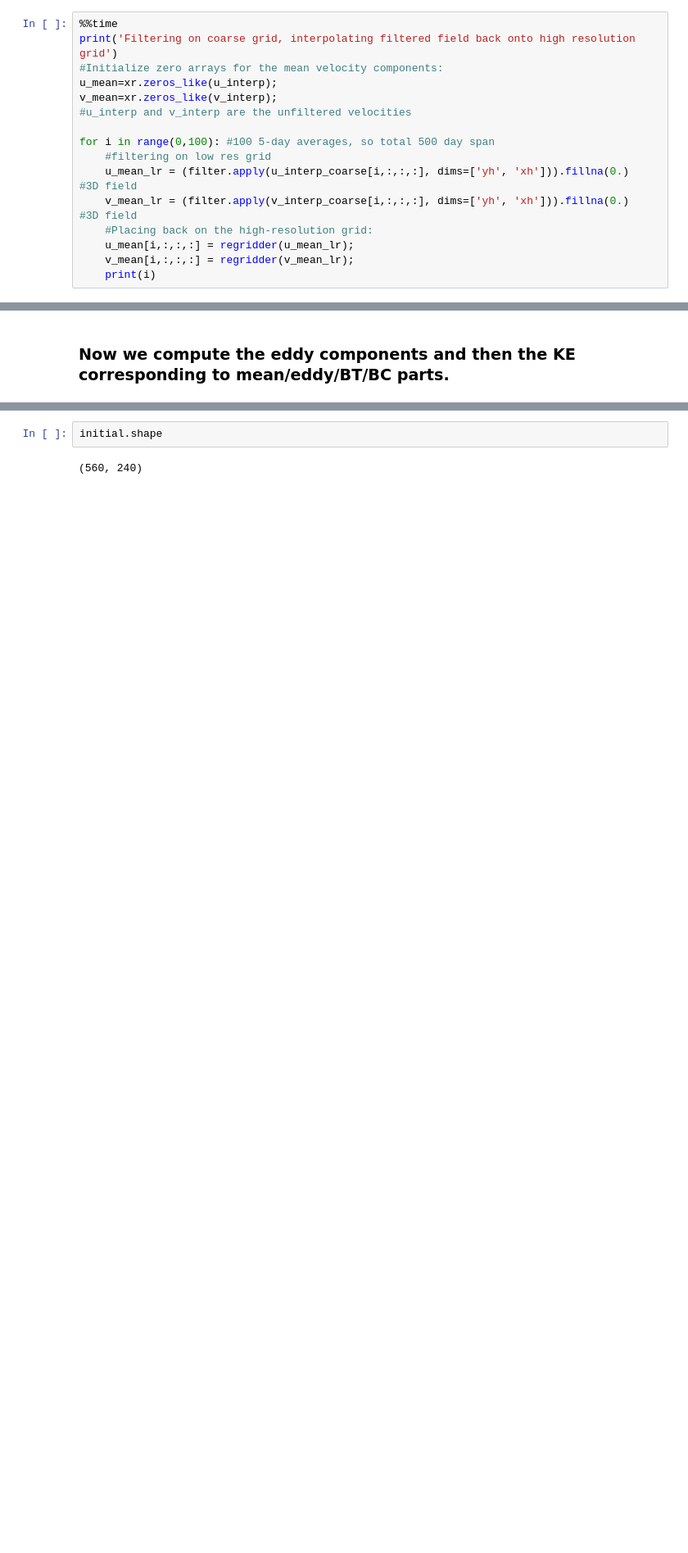
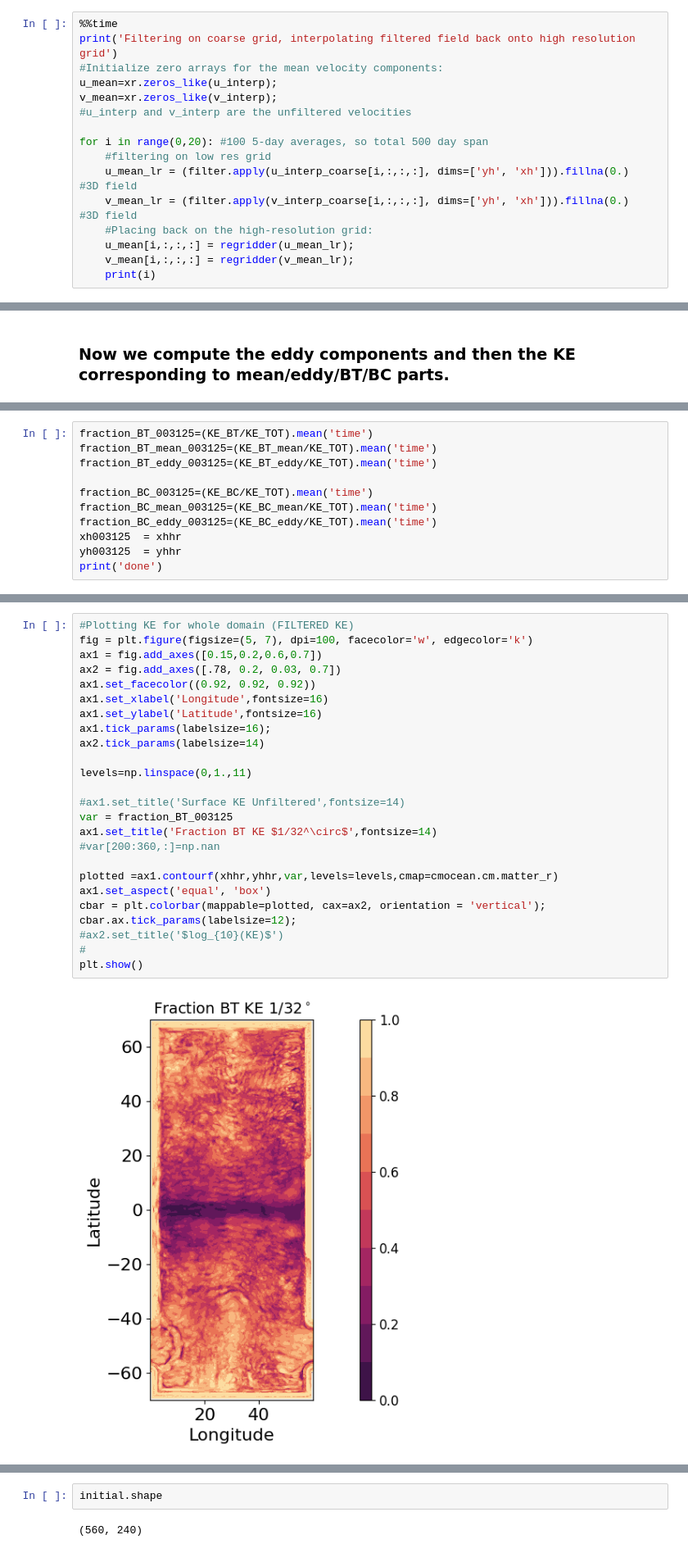
Before and after one commit to ElizabethYankovsky/Neverworld2-Analysis, a Jupyter notebook: GCM-filters-interpolate.ipynb, the cells around one changed output, grey strips where cells are left out. Shown: that part at 82% size. Cells and saved outputs as stored; diff of their text form; blank space fills up the shorter version.

```diff
--- a/GCM-filters-interpolate.ipynb
+++ b/GCM-filters-interpolate.ipynb
@@ -322,7 +325,7 @@ u_mean=xr.zeros_like(u_interp);
 v_mean=xr.zeros_like(v_interp);
 #u_interp and v_interp are the unfiltered velocities
 
-for i in range(0,100): #100 5-day averages, so total 500 day span
+for i in range(0,20): #100 5-day averages, so total 500 day span
     #filtering on low res grid
     u_mean_lr = (filter.apply(u_interp_coarse[i,:,:,:], dims=['yh', 'xh'])).fillna(0.)  #3D field
     v_mean_lr = (filter.apply(v_interp_coarse[i,:,:,:], dims=['yh', 'xh'])).fillna(0.)  #3D field
@@ -414,0 +426,11 @@ print('done!')
+# %%
+fraction_BT_003125=(KE_BT/KE_TOT).mean('time')
+fraction_BT_mean_003125=(KE_BT_mean/KE_TOT).mean('time')
+fraction_BT_eddy_003125=(KE_BT_eddy/KE_TOT).mean('time')
+
+fraction_BC_003125=(KE_BC/KE_TOT).mean('time')
+fraction_BC_mean_003125=(KE_BC_mean/KE_TOT).mean('time')
+fraction_BC_eddy_003125=(KE_BC_eddy/KE_TOT).mean('time')
+xh003125  = xhhr
+yh003125  = yhhr
+print('done')
@@ -414,0 +439,27 @@ print('done!')
+# %%
+#Plotting KE for whole domain (FILTERED KE)
+fig = plt.figure(figsize=(5, 7), dpi=100, facecolor='w', edgecolor='k')
+ax1 = fig.add_axes([0.15,0.2,0.6,0.7])
+ax2 = fig.add_axes([.78, 0.2, 0.03, 0.7])
+ax1.set_facecolor((0.92, 0.92, 0.92))
+ax1.set_xlabel('Longitude',fontsize=16)
+ax1.set_ylabel('Latitude',fontsize=16)
+ax1.tick_params(labelsize=16);
+ax2.tick_params(labelsize=14)
+
+levels=np.linspace(0,1.,11)
+
+#ax1.set_title('Surface KE Unfiltered',fontsize=14)
+var = fraction_BT_003125
+ax1.set_title('Fraction BT KE $1/32^\circ$',fontsize=14)
+#var[200:360,:]=np.nan
+
+plotted =ax1.contourf(xhhr,yhhr,var,levels=levels,cmap=cmocean.cm.matter_r)
+ax1.set_aspect('equal', 'box')
+cbar = plt.colorbar(mappable=plotted, cax=ax2, orientation = 'vertical');
+cbar.ax.tick_params(labelsize=12);
+#ax2.set_title('$log_{10}(KE)$')
+#
+plt.show()
+# %% [output]
+[figure, added]
```
Also changed, not shown: parts of 28 cells of this notebook, 13 other files.
